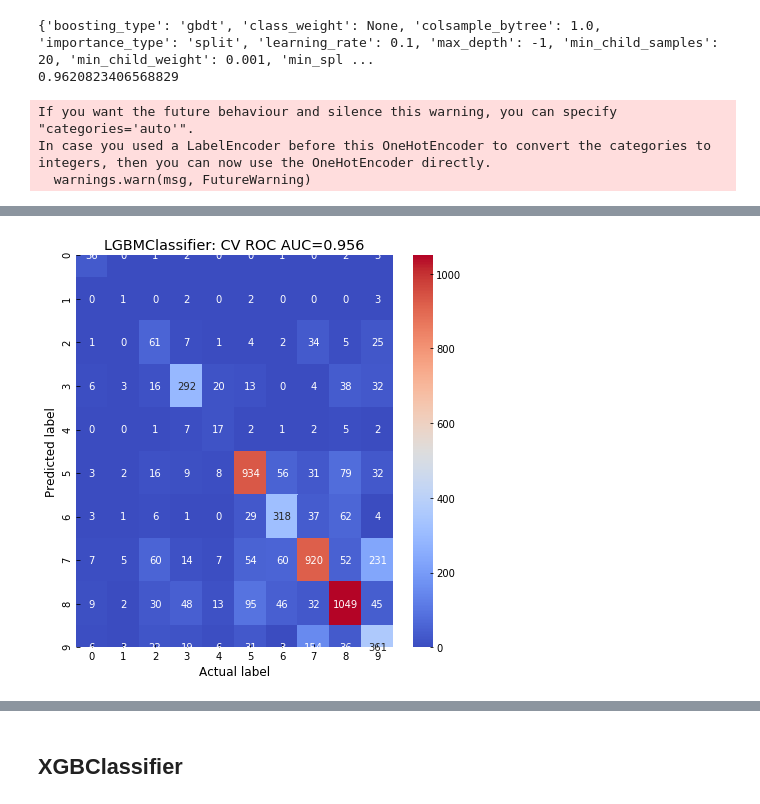
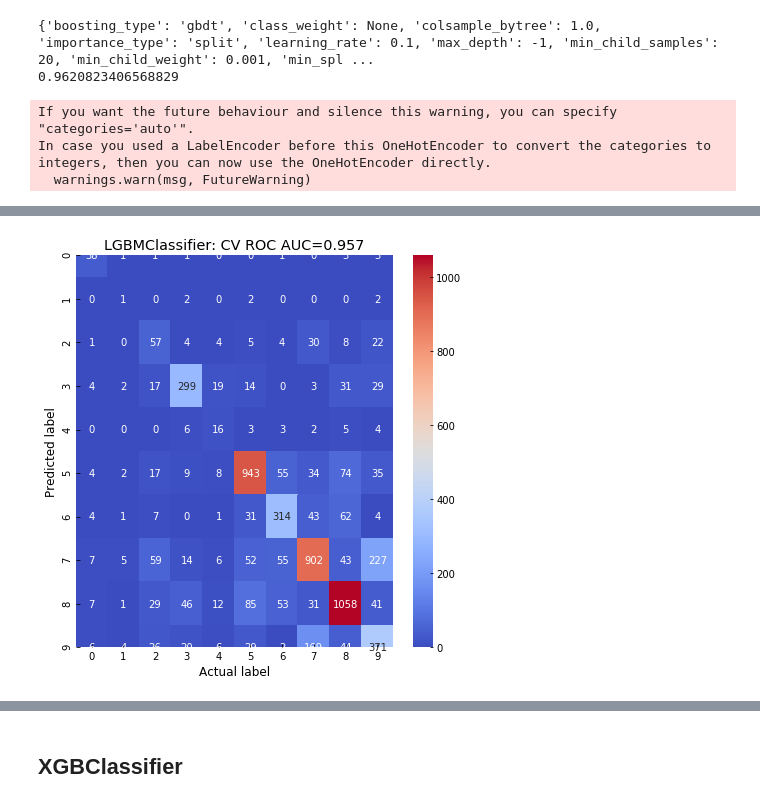
Before and after one commit to andygoosh/wildfire.sberbank.ai, a Jupyter notebook: workinprogress.ipynb, the cells around one changed output, grey strips where cells are left out. Cells and saved outputs as stored; diff of their text form; code cells hidden in the pictures.

```diff
--- a/workinprogress.ipynb
+++ b/workinprogress.ipynb
@@ -502,14 +508,99 @@ TFS = optimize_features(lgbm, X, y, k_features=30)
 from lightgbm import LGBMClassifier
 
 X, y = prepare_data(one_hotted=False)
+'''
+X = X[['longitude',
+ 'phi',
+ 'latitude',
+ 'month',
+ 'dt-3',
+ 't-7',
+ 'h_14_median',
+ 'temperature',
+ 'dh-4',
+ 't_14_std',
+ 'u-7',
+ 'dt-5',
+ 'u-2',
+ 'du-5',
+ 'u_14_std',
+ 'h_28_min',
+ 'dt-7',
+ 'h-5',
+ 'dh-1',
+ 't_28_std',
+ 'u_21_std',
+ 'h_7_max',
+ 'h_14_std',
+ 'du-1',
+ 'du-2',
+ 'u_28_std',
+ 'h_28_max',
+ 'dh-3',
+ 'dh-6',
+ 'h-4',
+ 'dt-1',
+ 'u-6',
+ 'h-1',
+ 'h_21_mean',
+ 'u_7_std',
+ 'h-3',
+ 'u-3',
+ 'u_28_min',
+ 'day',
+ 'h_21_median',
+ 't-1',
+ 'dh-5',
+ 'h_28_median',
+ 'dt-6',
+ 'u-4',
+ 'h_21_max']]
+'''
+X = X[['longitude',
+ 'latitude',
+ 'phi',
+ 'dt-3',
+ 'u_28_max',
+ 'h_7_max',
+ 'dt-7',
+ 'u-2',
+ 'u-3',
+ 'u-6',
+ 't_28_std',
+ 'h_28_min',
+ 't-7',
+ 'du-2',
+ 't_14_std',
+ 'h-1',
+ 'h_14_std',
+ 'h_7_std',
+ 'dh-6',
+ 'du-5',
+ 'u_14_std',
+ 'du-3',
+ 'u-7',
+ 'h-3',
+ 'dh-1',
+ 'h-4',
+ 'u-4',
+ 'u_21_std',
+ 'temperature',
+ 'dt-1',
+ 'dh-4',
+ 'dh-7',
+ 'u_28_std',
+ 'h_28_std',
+ 'dt-5',
+ 'h_28_max',
+ 'h_14_median']]
 
-estimators = 340 #340
+estimators = 1000
 
 params = {'boosting_type': 'gbdt',
  'class_weight': None,
  'colsample_bytree': 1.0,
  'importance_type': 'split',
- 'learning_rate': 0.1,
+ 'learning_rate': 0.08,
  'max_depth': -1,
  'min_child_samples': 20,
  'min_child_weight': 0.001,
@@ -528,6 +619,7 @@ params = {'boosting_type': 'gbdt',
  }
 
 lgbm = LGBMClassifier(**params)
+#lgbm = LGBMClassifier(n_estimators=1000, random_state=RS)
 
 X_train, X_cv, y_train, y_cv = train_test_split(X, y, test_size=0.25, random_state=RS)
 
@@ -554,4 +646,4 @@ LGBMClassifier: CV ROC AUC=0.956
-[figure, old version]
+[figure, new version]
 # %%
 feat_importances = pd.Series(lgbm.feature_importances_, index=X.columns)
 feat_importances.nlargest(20).plot(kind='barh')
```
Also changed, not shown: parts of 35 cells of this notebook.
